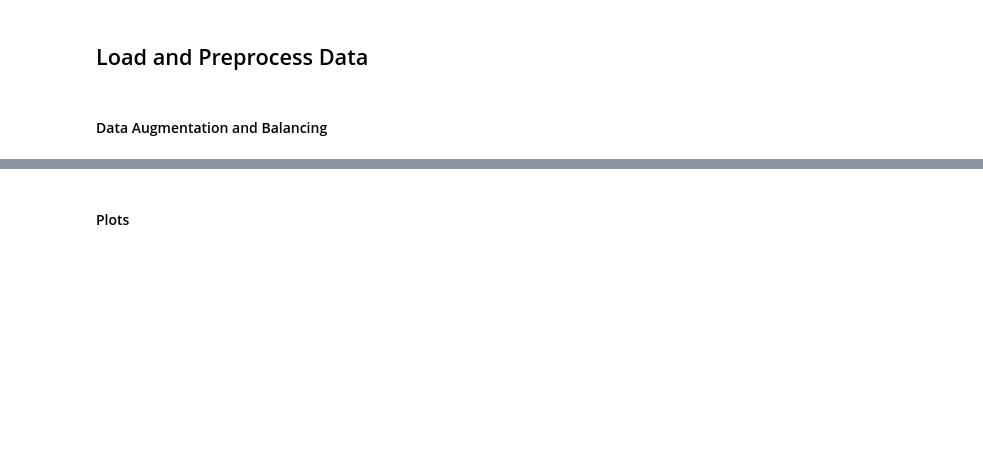
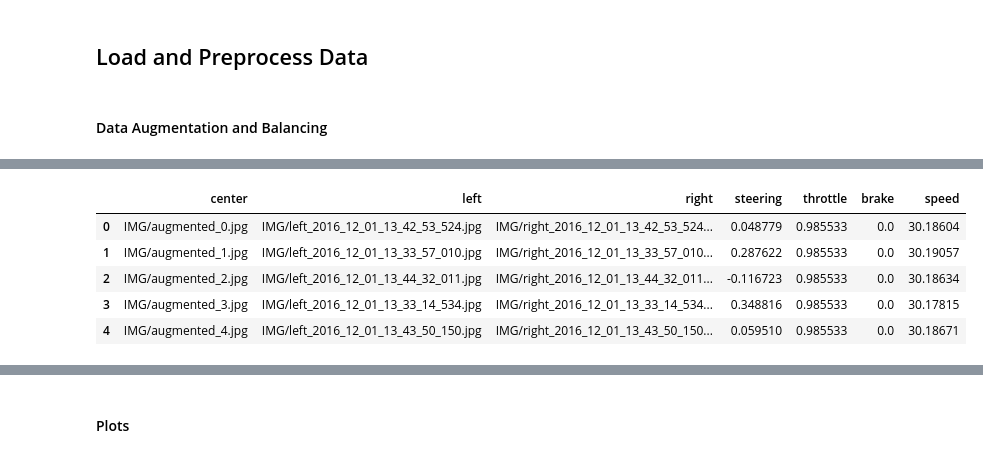
Before and after one commit to k26dr/behavioral_cloning, a Jupyter notebook: Behavioral Cloning.ipynb, the cells around one changed output, grey strips where cells are left out. Saved outputs shown, nothing was run; the diff lists cells and outputs as text; code cells hidden in the pictures; blank space fills up the shorter version.

```diff
--- a/Behavioral Cloning.ipynb
+++ b/Behavioral Cloning.ipynb
@@ -125,0 +113,10 @@ pass
+# %%
+df_aug = pd.read_csv('data/augmented_data/driving_log.csv')
+df_aug.head()
+# %% [output]
+|  | center | left | right | steering | throttle | brake | speed |
+| 0 | IMG/augmented_0.jpg | IMG/left_2016_12_01_13_42_53_524.jpg | IMG/right_2016_12_01_13_42_53_524... | 0.048779 | 0.985533 | 0.0 | 30.18604 |
+| 1 | IMG/augmented_1.jpg | IMG/left_2016_12_01_13_33_57_010.jpg | IMG/right_2016_12_01_13_33_57_010... | 0.287622 | 0.985533 | 0.0 | 30.19057 |
+| 2 | IMG/augmented_2.jpg | IMG/left_2016_12_01_13_44_32_011.jpg | IMG/right_2016_12_01_13_44_32_011... | -0.116723 | 0.985533 | 0.0 | 30.18634 |
+| 3 | IMG/augmented_3.jpg | IMG/left_2016_12_01_13_33_14_534.jpg | IMG/right_2016_12_01_13_33_14_534... | 0.348816 | 0.985533 | 0.0 | 30.17815 |
+| 4 | IMG/augmented_4.jpg | IMG/left_2016_12_01_13_43_50_150.jpg | IMG/right_2016_12_01_13_43_50_150... | 0.059510 | 0.985533 | 0.0 | 30.18671 |
```
Also changed, not shown: parts of 18 cells of this notebook.
